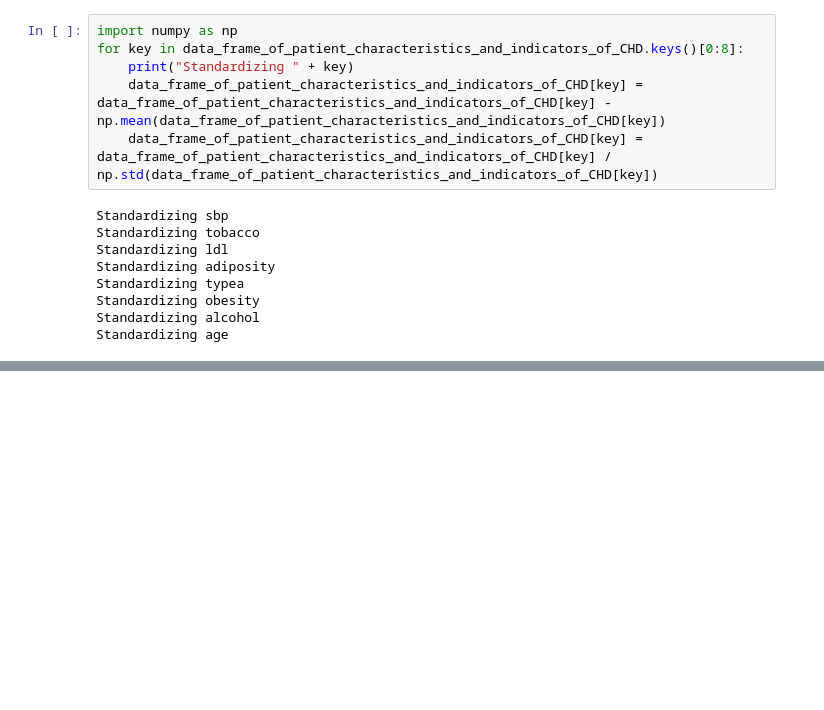
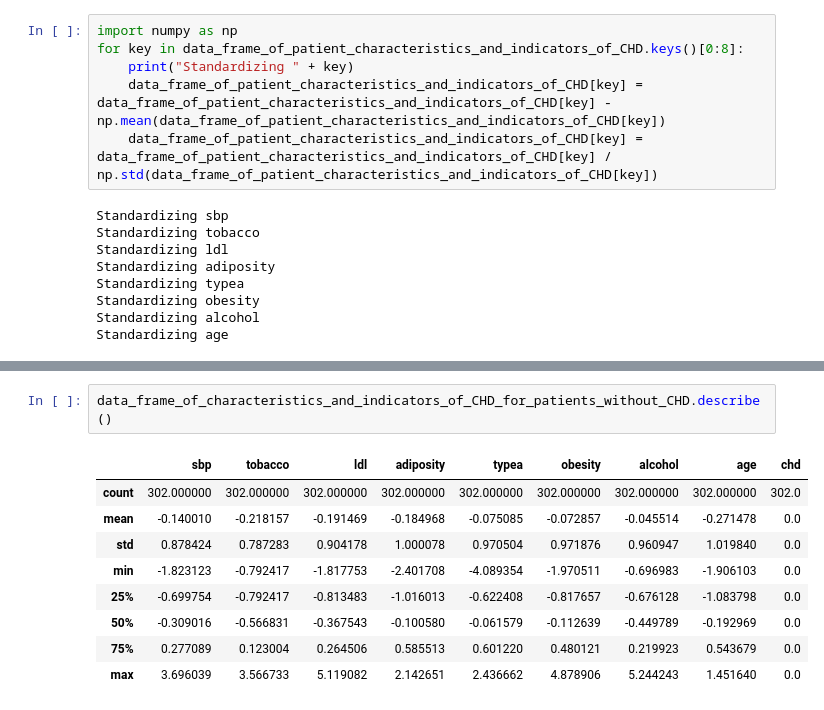
Before and after one commit to tslever/Tom_Levers_Public_Git_Repository, a Jupyter notebook: UVA/5--Bayesian_Machine_Learning/Homework_1--Probability_Review_And_Prior_Distributions/Calculate_Posteriors_For_Means_For_Patients_With_And_Without_CHD.ipynb, the cells around one changed output, grey strips where cells are left out. Drawn from its saved outputs; the diff is of its cells as text; blank space fills up the shorter version.

```diff
--- a/UVA/5--Bayesian_Machine_Learning/Homework_1--Probability_Review_And_Prior_Distributions/Calculate_Posteriors_For_Means_For_Patients_With_And_Without_CHD.ipynb
+++ b/UVA/5--Bayesian_Machine_Learning/Homework_1--Probability_Review_And_Prior_Distributions/Calculate_Posteriors_For_Means_For_Patients_With_And_Without_CHD.ipynb
@@ -78,0 +94,12 @@ data_frame_of_patient_characteristics_and_indicators_of_CHD.describe()
+# %%
+data_frame_of_characteristics_and_indicators_of_CHD_for_patients_without_CHD.describe()
+# %% [output]
+|  | sbp | tobacco | ldl | adiposity | typea | obesity | alcohol | age | chd |
+| count | 302.000000 | 302.000000 | 302.000000 | 302.000000 | 302.000000 | 302.000000 | 302.000000 | 302.000000 | 302.0 |
+| mean | -0.140010 | -0.218157 | -0.191469 | -0.184968 | -0.075085 | -0.072857 | -0.045514 | -0.271478 | 0.0 |
+| std | 0.878424 | 0.787283 | 0.904178 | 1.000078 | 0.970504 | 0.971876 | 0.960947 | 1.019840 | 0.0 |
+| min | -1.823123 | -0.792417 | -1.817753 | -2.401708 | -4.089354 | -1.970511 | -0.696983 | -1.906103 | 0.0 |
+| 25% | -0.699754 | -0.792417 | -0.813483 | -1.016013 | -0.622408 | -0.817657 | -0.676128 | -1.083798 | 0.0 |
+| 50% | -0.309016 | -0.566831 | -0.367543 | -0.100580 | -0.061579 | -0.112639 | -0.449789 | -0.192969 | 0.0 |
+| 75% | 0.277089 | 0.123004 | 0.264506 | 0.585513 | 0.601220 | 0.480121 | 0.219923 | 0.543679 | 0.0 |
+| max | 3.696039 | 3.566733 | 5.119082 | 2.142651 | 2.436662 | 4.878906 | 5.244243 | 1.451640 | 0.0 |
```
Also changed, not shown: parts of 3 cells of this notebook.
